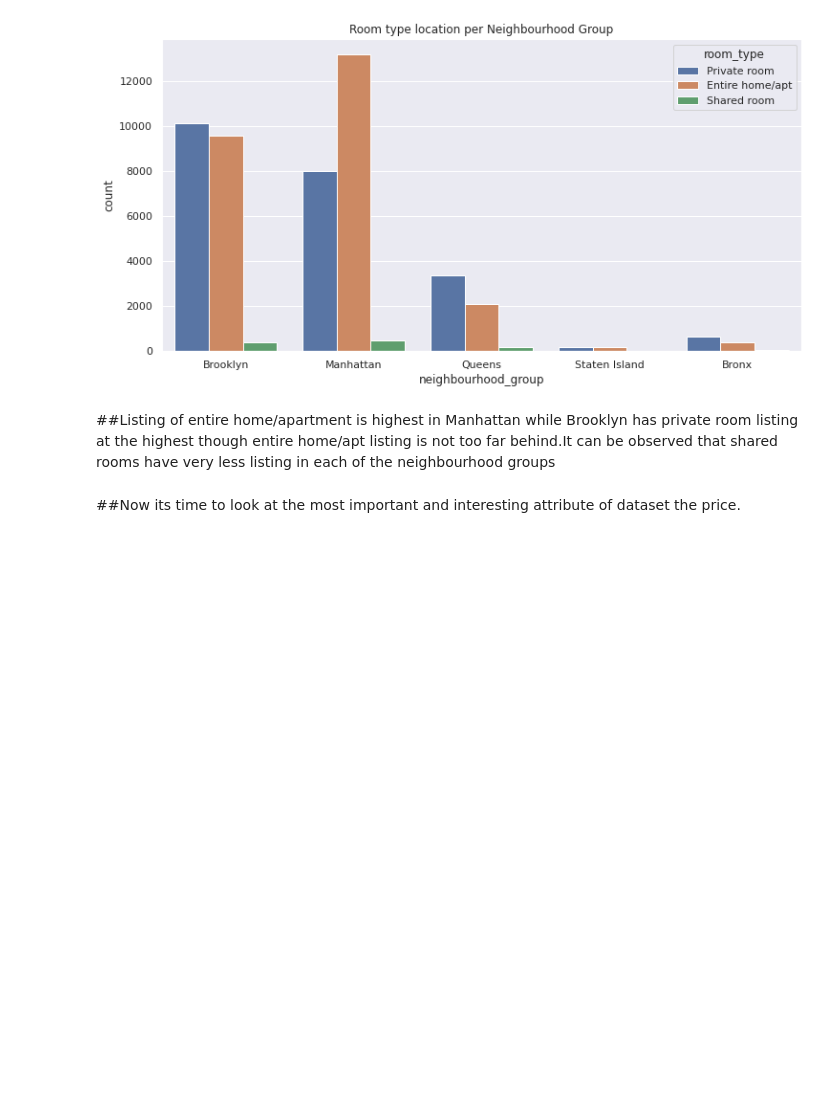
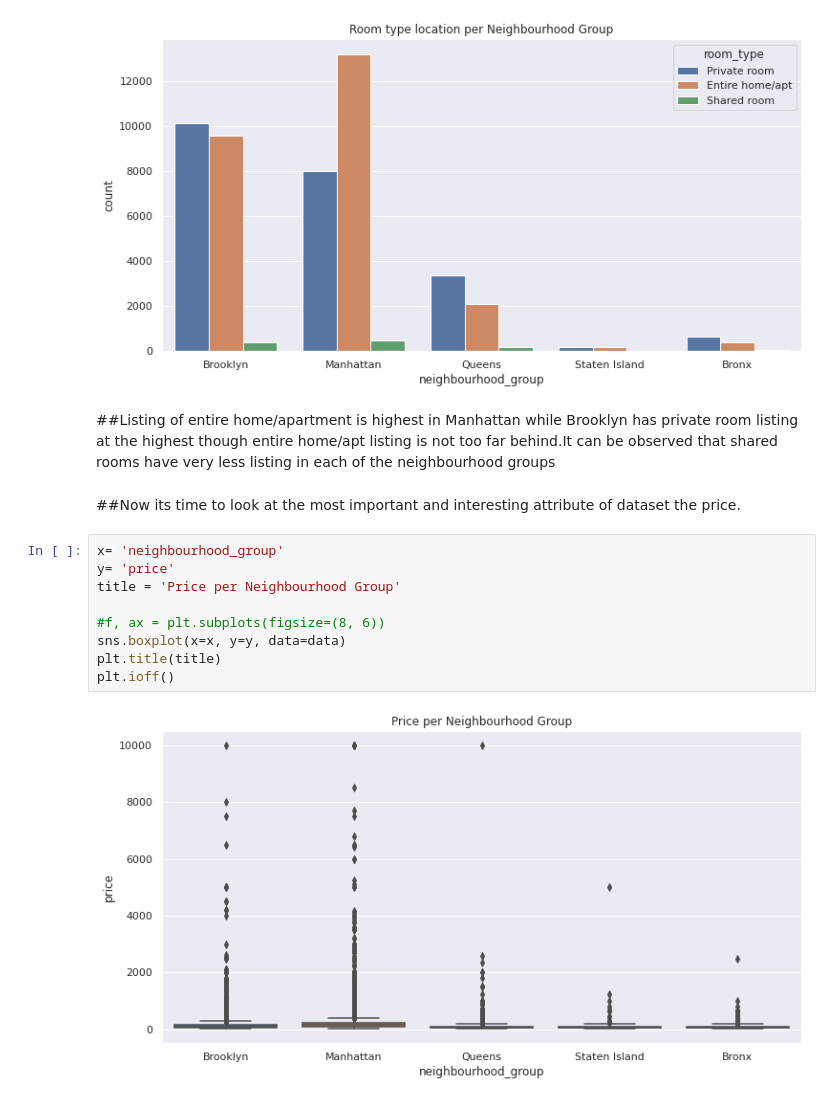
Before and after one commit to Rahul2661998/EDA-Capstone-project-AirBNB_Booking_Analysis-, a Jupyter notebook: Copy_of_Airbnb_Bookings_Analysis_Capstone_Project.ipynb, the cells around one changed output. Saved outputs shown, nothing was run; the diff lists cells and outputs as text; blank space fills up the shorter version.

```diff
--- a/Copy_of_Airbnb_Bookings_Analysis_Capstone_Project.ipynb
+++ b/Copy_of_Airbnb_Bookings_Analysis_Capstone_Project.ipynb
@@ -182,3 +182,14 @@ plt.ioff()
 ##Listing of entire home/apartment is highest in Manhattan while Brooklyn has private room listing at the highest though entire home/apt listing is not too far behind.It can be observed that shared rooms have very less listing in each of the neighbourhood groups
 # %% [markdown]
 ##Now its time to look at the most important and interesting attribute of dataset the price.
+# %%
+x= 'neighbourhood_group'
+y= 'price'
+title = 'Price per Neighbourhood Group'
+
+#f, ax = plt.subplots(figsize=(8, 6))
+sns.boxplot(x=x, y=y, data=data)
+plt.title(title)
+plt.ioff()
+# %% [output]
+[figure, added]
```
Also changed, not shown: parts of 8 cells of this notebook.
